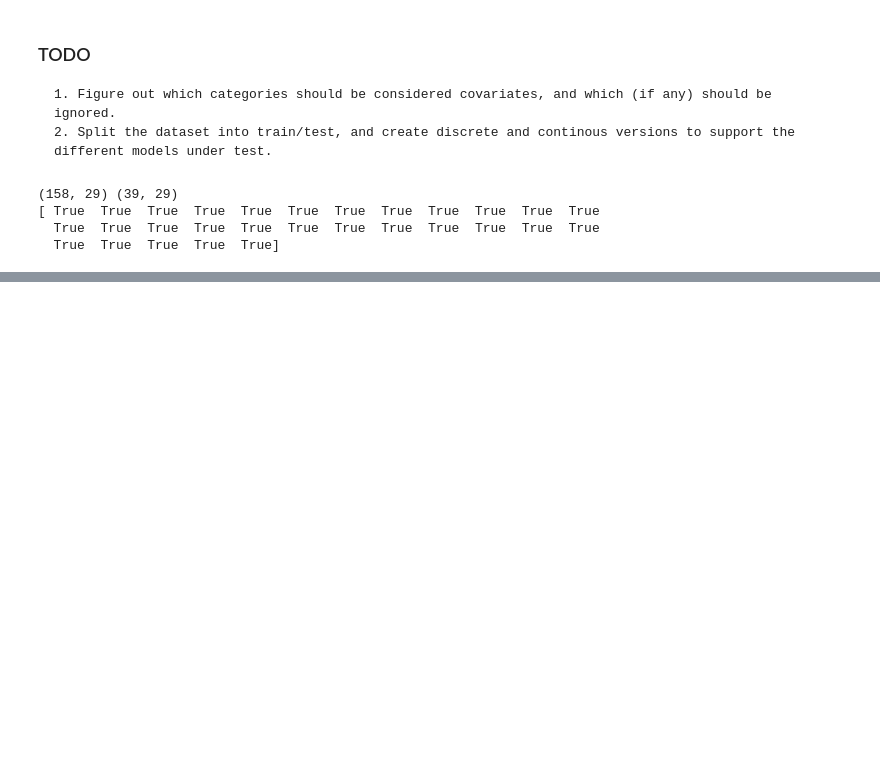
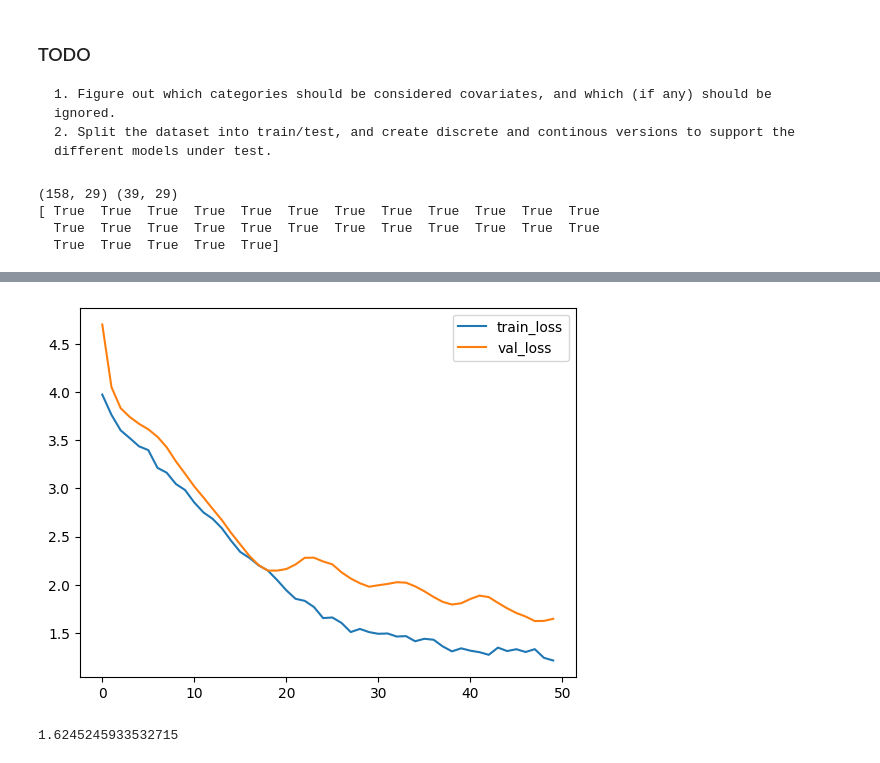
Before and after one commit to andersvestengen/Phd-interview-project, a Jupyter notebook: Project_folder/testbed.ipynb, the cells around one changed output, grey strips where cells are left out. Cells and saved outputs as stored; diff of their text form; code cells hidden in the pictures; blank space fills up the shorter version.

```diff
--- a/Project_folder/testbed.ipynb
+++ b/Project_folder/testbed.ipynb
@@ -187,6 +184,6 @@ x_val = x_mapper.transform(val_set).astype('float32')
 # %%
-def fit_stuff(transfunc, train, val):
-    get_target = lambda df: (df['duration'].values, df['event'].values)
+def fit_stuff(transfunc, train, val): # "vital_status", "overall_survival_months"
+    get_target = lambda df: (df["overall_survival_months"].values, df["vital_status"].values)
     y_train = transfunc.fit_transform(*get_target(train))
     y_val = transfunc.transform(*get_target(val))
     return get_target, y_train, y_val
@@ -195,7 +192,10 @@ def fit_stuff(transfunc, train, val):
 num_durations = 10 # assume the same discretization grid as in the tutorial
 
 labtrans = PCHazard.label_transform(num_durations)
-get_target, y_train, y_val = fit_stuff(labtrans)
+get_target, y_train, y_val = fit_stuff(labtrans, train_set, val_set)
 
 # I'm going to stick to the validation set for now, even when testing.
-durations_test, events_test = get_target(df_test)
+durations_test, events_test = get_target(val_set)
+
+
+val = (x_val, y_val)
@@ -201,0 +210,18 @@ durations_test, events_test = get_target(df_test)
+# %%
+#Setting up the Neural net
+#Doing this excactly the same as with the Tutorial
+
+in_features = x_train.shape[1]
+num_nodes = [32, 32]
+out_features = labtrans.out_features
+batch_norm = True
+dropout = 0.1
+
+net = tt.practical.MLPVanilla(in_features, num_nodes, out_features, batch_norm, dropout)
+# %%
+#Model training
+model = PCHazard(net, tt.optim.Adam(0.01), duration_index=labtrans.cuts)
+batch_size = 256
+epochs = 50
+callbacks = [tt.cb.EarlyStopping()]
+log = model.fit(x_train, y_train, batch_size, epochs, callbacks, val_data=val)
@@ -201,0 +246,8 @@ durations_test, events_test = get_target(df_test)
+# %%
+_ = log.plot()
+# %% [output]
+[figure, added]
+# %%
+print(log.to_pandas().val_loss.min())
+# %% [output]
+1.6245245933532715
```
Also changed, not shown: parts of 9 cells of this notebook.
